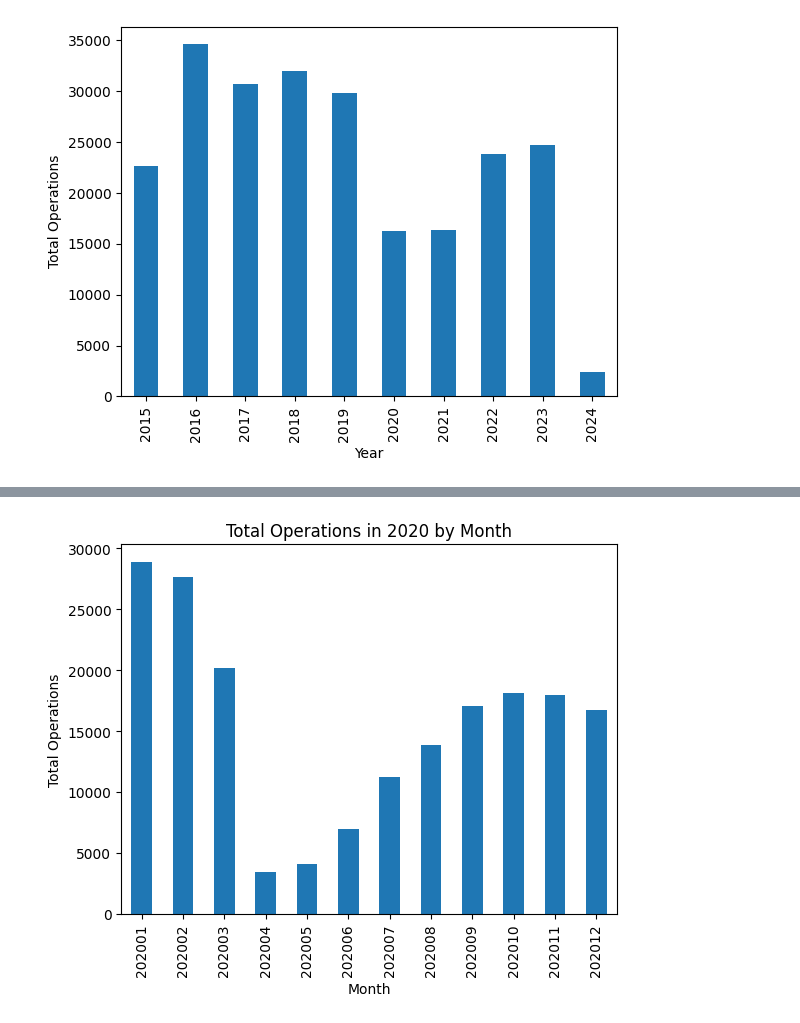
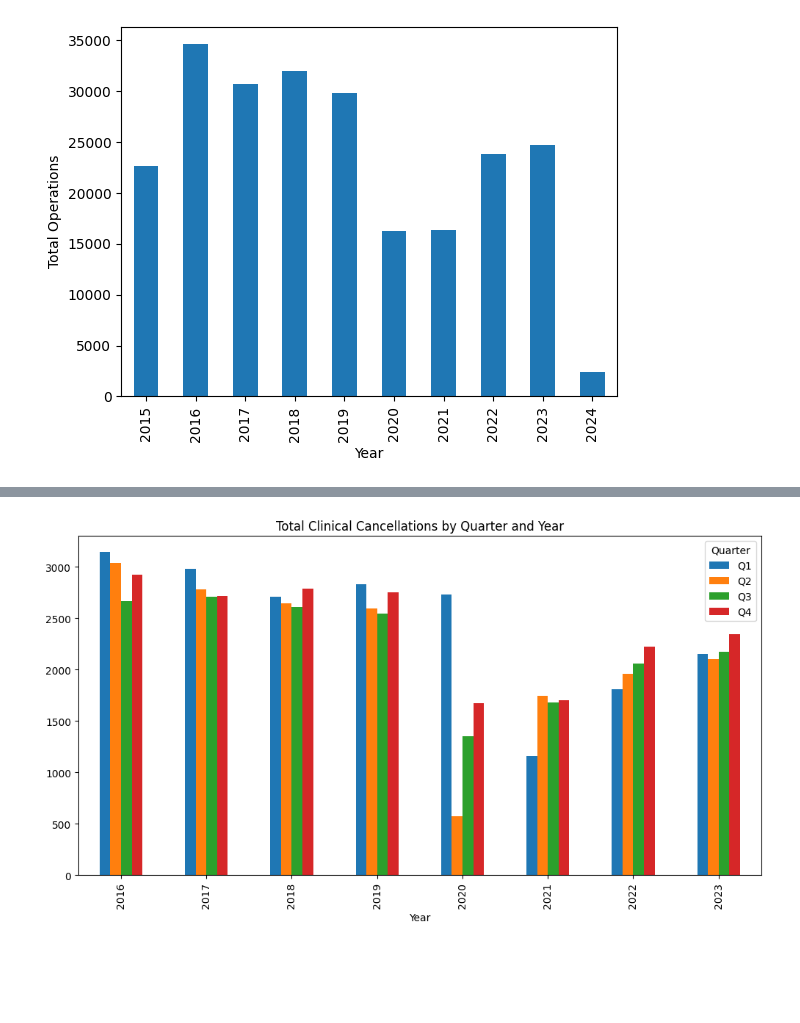
Before and after one commit to misha7b/FDS3, a Jupyter notebook: fds.ipynb, the cells around one changed output, grey strips where cells are left out. Drawn from its saved outputs; the diff is of its cells as text; code cells hidden in the pictures; blank space fills up the shorter version.

```diff
--- a/fds.ipynb
+++ b/fds.ipynb
@@ -291,0 +470,4 @@ ops_2020.head()
+# %%
+data['CovidPeriod'] = data['Month'].apply(lambda x: 1 if x >= '202003' and x <= "202107" else 0)
+
+data.head()
@@ -291,0 +576,16 @@ ops_2020.head()
+# %%
+
+data['MonthInt'] = data['Month'].apply(lambda x: int(x[4:]))
+
+def getQuarter(month):
+    if month >= 1 and month <= 3:
+        return "Q1"
+    if month >= 4 and month <= 6:
+        return "Q2"
+    if month >= 7 and month <= 9:
+        return "Q3"
+    return "Q4"
+
+data['Quarter'] = data['MonthInt'].apply(getQuarter)
+
+data.head()
@@ -291,0 +599,11 @@ ops_2020.head()
+# %%
+
+# Convert 'Year' column to integer
+data['Year'] = data['Year'].astype(int)
+
+
+filtered_data = data[(data['Year'] >= 2016) & (data['Year'] <= 2023)]
+
+quarter_year_data = filtered_data.groupby(['Year', 'Quarter'])['ClinicalReason'].sum()
+
+print(quarter_year_data)
@@ -292,10 +628,10 @@ ops_2020.head()
 # %%
 #plot
 
-ops_2020.groupby('Month')['TotalOperations'].sum().plot(kind='bar')
-plt.xlabel('Month')
-plt.ylabel('Total Operations')
-plt.title('Total Operations in 2020 by Month')
+quarter_year_data.unstack().plot(kind='bar', figsize=(12, 6))
+
+plt.title('Total Clinical Cancellations by Quarter and Year')
+
 plt.show()
 # %% [output]
-[figure, old version]
+[figure, new version]
```
Also changed, not shown: parts of 34 cells of this notebook.
